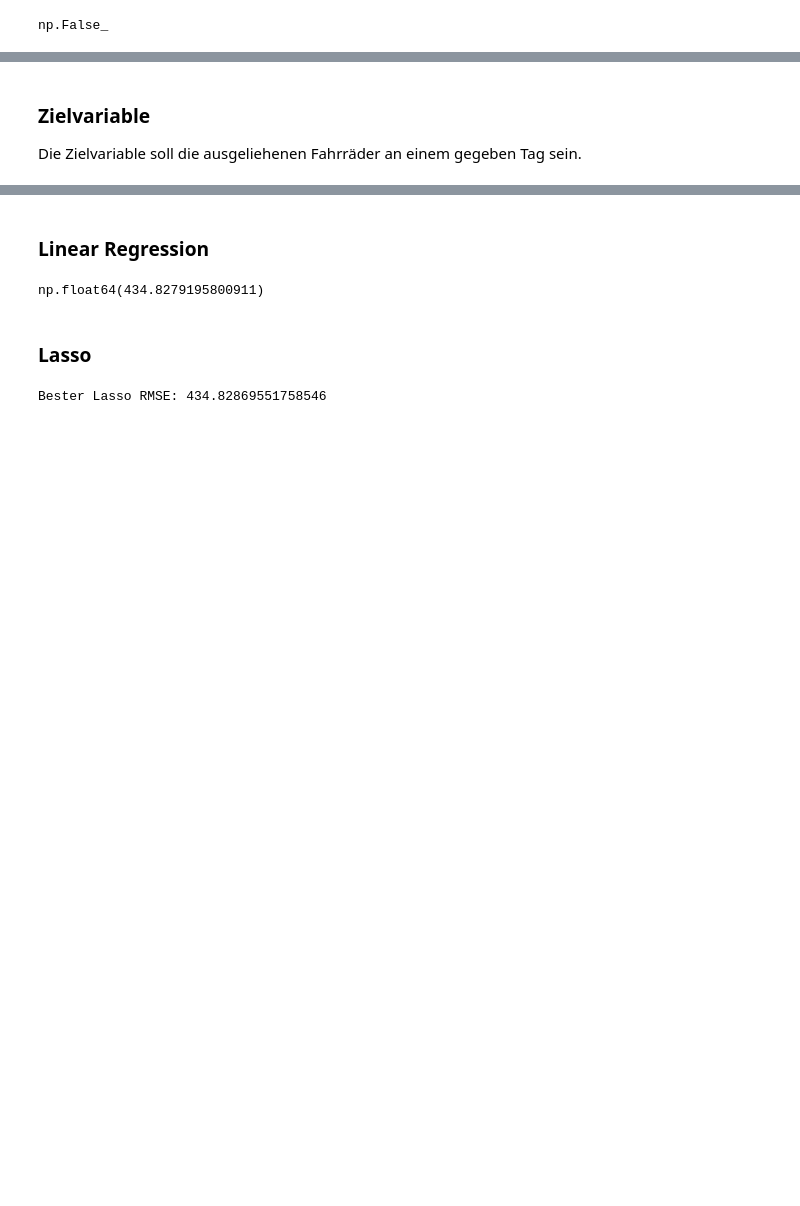
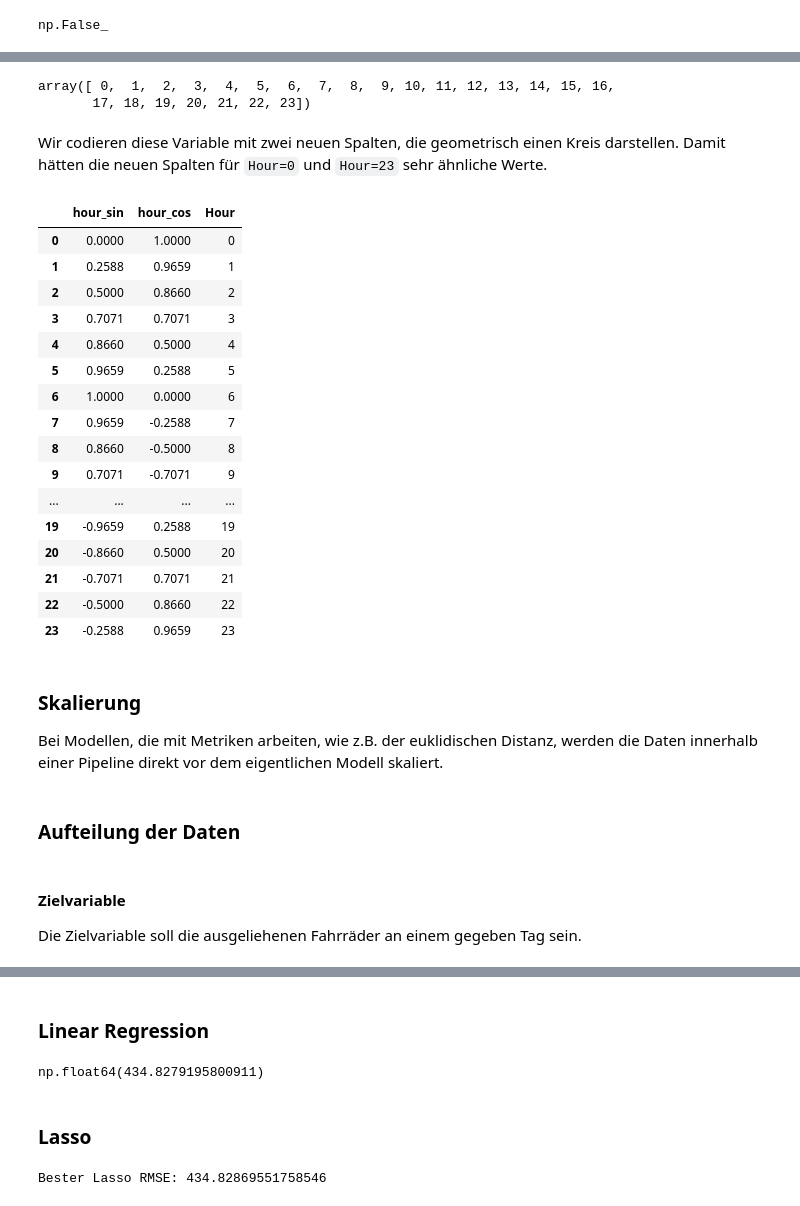
Before and after one commit to robbiesumner/DHBW-Machine-Learning-R2-D2, a Jupyter notebook: notebook.ipynb, the cells around one changed output, grey strips where cells are left out. Drawn from its saved outputs; the diff is of its cells as text; code cells hidden in the pictures; blank space fills up the shorter version.

Commit message:
data preperation doc

```diff
--- a/notebook.ipynb
+++ b/notebook.ipynb
@@ -66,6 +109,36 @@ data_encoded = pd.get_dummies(
+# %%
+data["Hour"].unique()
+# %% [output]
+array([ 0,  1,  2,  3,  4,  5,  6,  7,  8,  9, 10, 11, 12, 13, 14, 15, 16,
+       17, 18, 19, 20, 21, 22, 23])
+# %% [markdown]
+Wir codieren diese Variable mit zwei neuen Spalten, die geometrisch einen Kreis darstellen. Damit hätten die neuen Spalten für `Hour=0` und `Hour=23` sehr ähnliche Werte.
 # %%
 max_hour = 24
 
-data_encoded['hour_sin'] = np.sin(2*np.pi * data_encoded['Hour'] / max_hour)
+data_encoded["hour_sin"] = np.round(
+    np.sin(2 * np.pi * data_encoded["Hour"] / max_hour), 4
+)
+data_encoded["hour_cos"] = np.round(
+    np.cos(2 * np.pi * data_encoded["Hour"] / max_hour), 4
+)
 
-data_encoded['hour_cos'] = np.cos(2*np.pi * data_encoded['Hour'] / max_hour)
+data_encoded[["hour_sin", "hour_cos", "Hour"]].head(24)
+# %% [output]
+|  | hour_sin | hour_cos | Hour |
+| 0 | 0.0000 | 1.0000 | 0 |
+| 1 | 0.2588 | 0.9659 | 1 |
+| 2 | 0.5000 | 0.8660 | 2 |
+| 3 | 0.7071 | 0.7071 | 3 |
+| 4 | 0.8660 | 0.5000 | 4 |
+| 5 | 0.9659 | 0.2588 | 5 |
+| 6 | 1.0000 | 0.0000 | 6 |
+| 7 | 0.9659 | -0.2588 | 7 |
+| 8 | 0.8660 | -0.5000 | 8 |
+| 9 | 0.7071 | -0.7071 | 9 |
+| ... | ... | ... | ... |
+| 19 | -0.9659 | 0.2588 | 19 |
+| 20 | -0.8660 | 0.5000 | 20 |
+| 21 | -0.7071 | 0.7071 | 21 |
+| 22 | -0.5000 | 0.8660 | 22 |
+| 23 | -0.2588 | 0.9659 | 23 |
@@ -72,5 +147,11 @@ data_encoded['hour_cos'] = np.cos(2*np.pi * data_encoded['Hour'] / max_hour)
+# %% [markdown]
+### Skalierung
+
+Bei Modellen, die mit Metriken arbeiten, wie z.B. der euklidischen Distanz, werden die Daten innerhalb einer Pipeline direkt vor dem eigentlichen Modell skaliert.
+# %% [markdown]
+### Aufteilung der Daten
 # %% [markdown]
-### Zielvariable
+#### Zielvariable
 Die Zielvariable soll die ausgeliehenen Fahrräder an einem gegeben Tag sein.
 # %%
 target = "Rented Bike Count"
```
Also changed, not shown: parts of 36 cells of this notebook.
